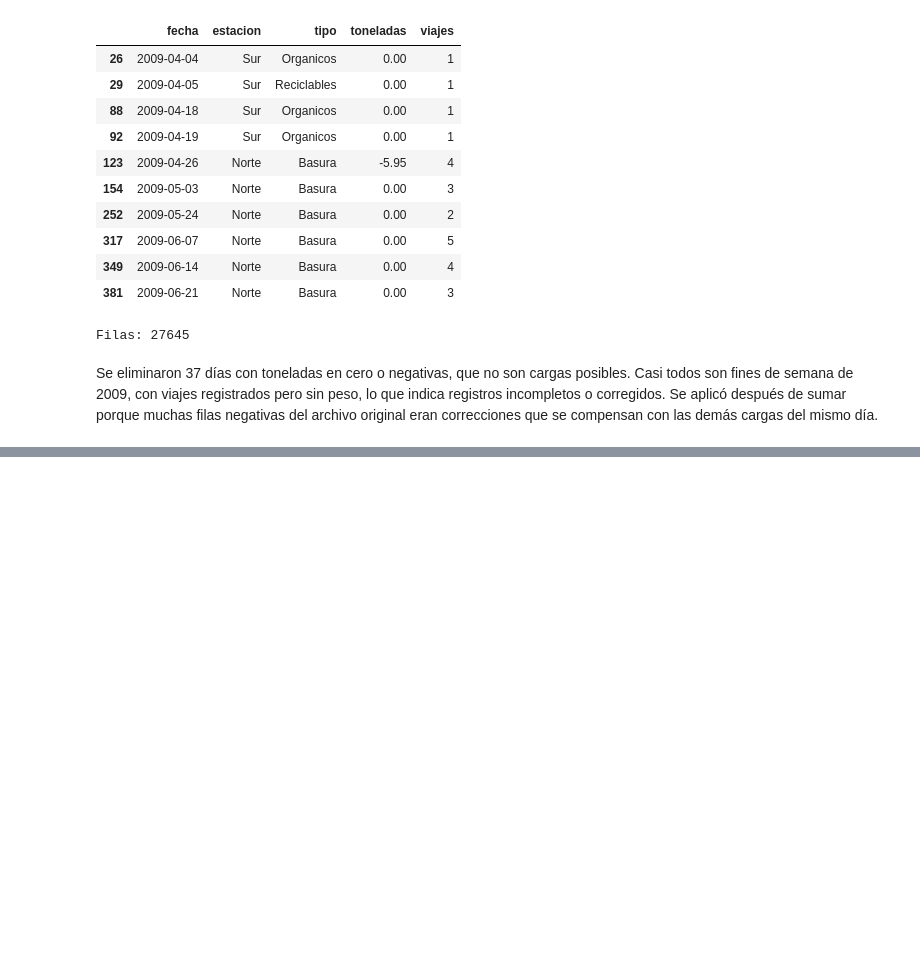
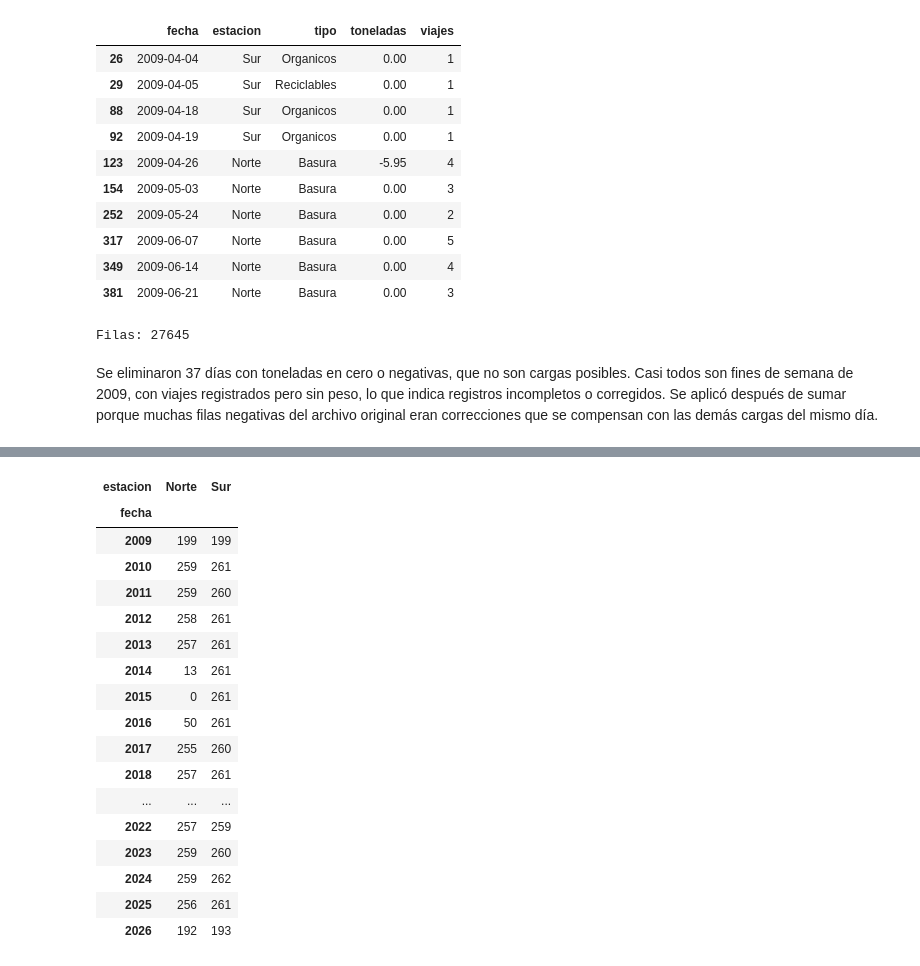
Before and after one commit to Naccho27/tp-predictivos, a Jupyter notebook: notebooks/01_preparacion.ipynb, the cells around one changed output, grey strips where cells are left out. Saved outputs shown, nothing was run; the diff lists cells and outputs as text; code cells hidden in the pictures; blank space fills up the shorter version.

```diff
--- a/notebooks/01_preparacion.ipynb
+++ b/notebooks/01_preparacion.ipynb
@@ -233,0 +300,23 @@ Se eliminaron 37 días con toneladas en cero o negativas, que no son cargas posi
+# %%
+# Cuántos días hábiles tuvo registros cada estación, por año.
+# nunique cuenta fechas distintas (cada fecha tiene una fila por tipo de residuo)
+habiles.groupby([anio, "estacion"])["fecha"].nunique().unstack(fill_value=0)
+# %% [output]
+| estacion | Norte | Sur |
+| fecha |  |  |
+| 2009 | 199 | 199 |
+| 2010 | 259 | 261 |
+| 2011 | 259 | 260 |
+| 2012 | 258 | 261 |
+| 2013 | 257 | 261 |
+| 2014 | 13 | 261 |
+| 2015 | 0 | 261 |
+| 2016 | 50 | 261 |
+| 2017 | 255 | 260 |
+| 2018 | 257 | 261 |
+| ... | ... | ... |
+| 2022 | 257 | 259 |
+| 2023 | 259 | 260 |
+| 2024 | 259 | 262 |
+| 2025 | 256 | 261 |
+| 2026 | 192 | 193 |
```
Also changed, not shown: parts of 7 cells of this notebook.
